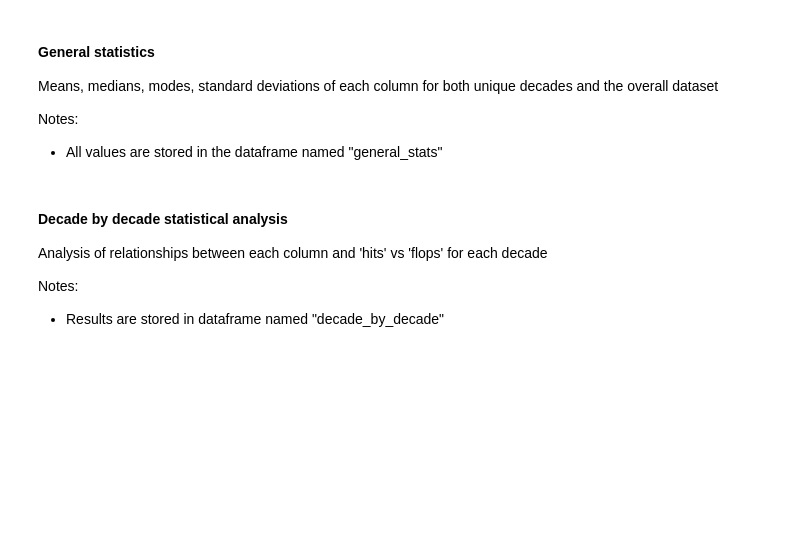
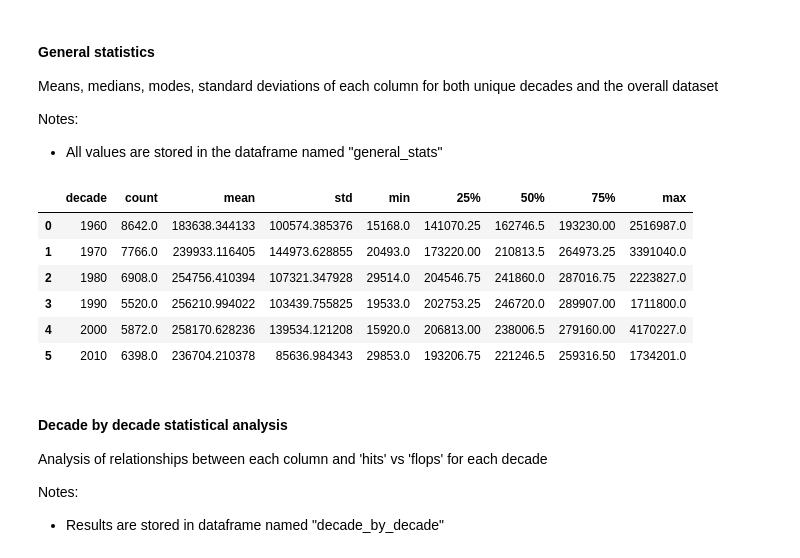
Before and after one commit to josephcscarpa/CS216GP, a Jupyter notebook: project.ipynb, the cells around one changed output. Cells and saved outputs as stored; diff of their text form; code cells hidden in the pictures; blank space fills up the shorter version.

```diff
--- a/project.ipynb
+++ b/project.ipynb
@@ -74,3 +87,41 @@ general_stats = pd.DataFrame()
+# %%
+# General stats (means, medians, standard deviations, etc) for each column (decades and overall)
+# Sharan
+general_stats = pd.DataFrame()
+
+
+# Some code I accidentally wrote that may help get you started.
+loudness_stats = data.groupby('decade')['loudness'].describe().reset_index()
+loudness_stats
+
+energy_stats = data.groupby('decade')['energy'].describe().reset_index()
+energy_stats
+
+speechiness_stats = data.groupby('decade')['speechiness'].describe().reset_index()
+speechiness_stats
+
+danceability_stats = data.groupby('decade')['danceability'].describe().reset_index()
+danceability_stats
+
+valence_stats = data.groupby('decade')['valence'].describe().reset_index()
+valence_stats
+
+tempo_stats = data.groupby('decade')['tempo'].describe().reset_index()
+tempo_stats
+
+instrumentalness_stats = data.groupby('decade')['instrumentalness'].describe().reset_index()
+instrumentalness_stats
+
+duration_stats = data.groupby('decade')['duration_ms'].describe().reset_index()
+duration_stats
+# %% [output]
+|  | decade | count | mean | std | min | 25% | 50% | 75% | max |
+| 0 | 1960 | 8642.0 | 183638.344133 | 100574.385376 | 15168.0 | 141070.25 | 162746.5 | 193230.00 | 2516987.0 |
+| 1 | 1970 | 7766.0 | 239933.116405 | 144973.628855 | 20493.0 | 173220.00 | 210813.5 | 264973.25 | 3391040.0 |
+| 2 | 1980 | 6908.0 | 254756.410394 | 107321.347928 | 29514.0 | 204546.75 | 241860.0 | 287016.75 | 2223827.0 |
+| 3 | 1990 | 5520.0 | 256210.994022 | 103439.755825 | 19533.0 | 202753.25 | 246720.0 | 289907.00 | 1711800.0 |
+| 4 | 2000 | 5872.0 | 258170.628236 | 139534.121208 | 15920.0 | 206813.00 | 238006.5 | 279160.00 | 4170227.0 |
+| 5 | 2010 | 6398.0 | 236704.210378 | 85636.984343 | 29853.0 | 193206.75 | 221246.5 | 259316.50 | 1734201.0 |
 # %%
 # Add plots with data from basic analysis of data (decades and overall)
 # Delaney
```
Also changed, not shown: parts of 11 cells of this notebook.
